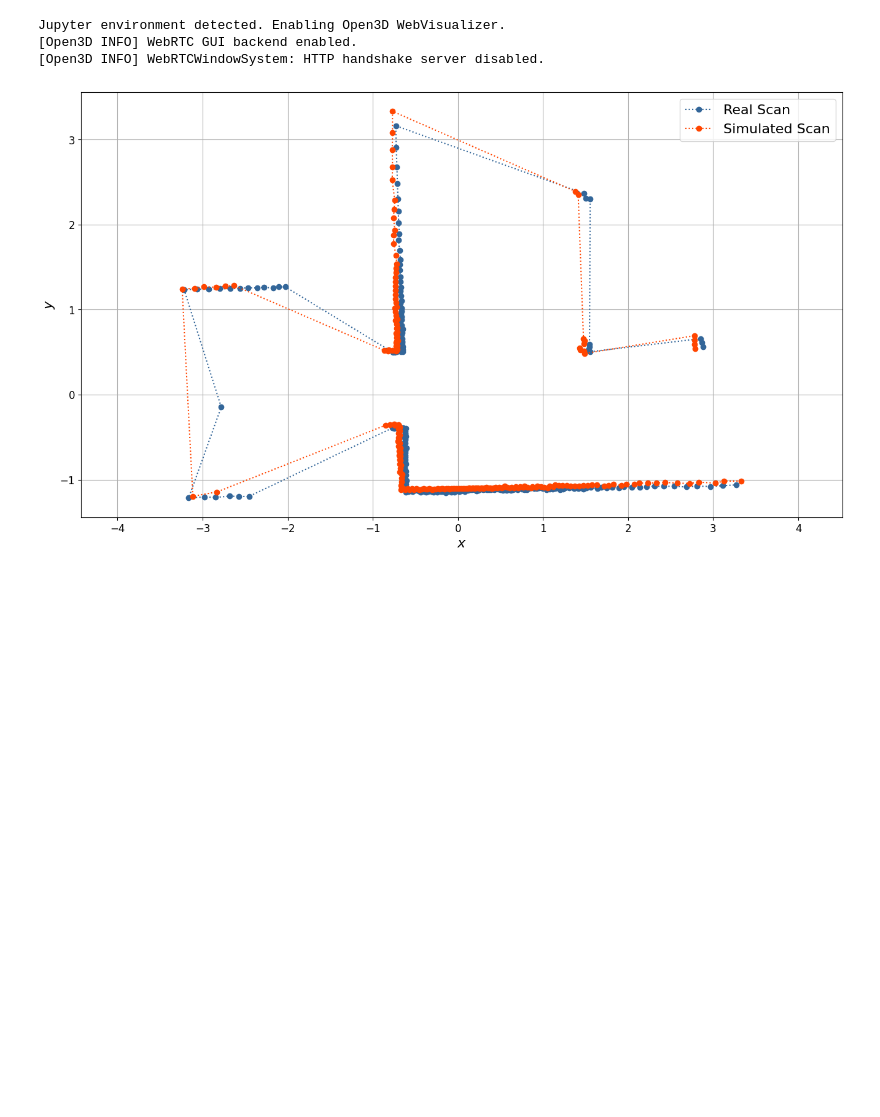
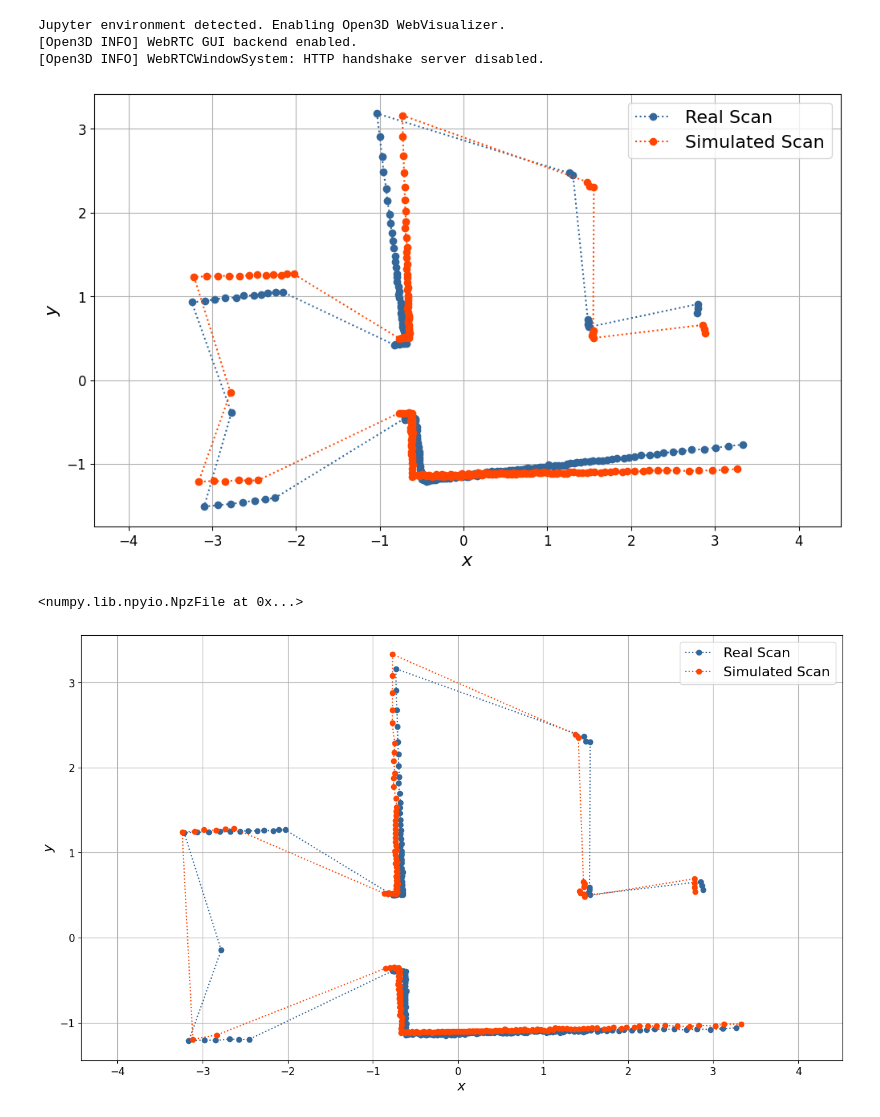
Before and after one commit to shrinivas96/icp_playground, a Jupyter notebook: generate_images.ipynb, the cells around one changed output. Saved outputs shown, nothing was run; the diff lists cells and outputs as text; code cells hidden in the pictures; blank space fills up the shorter version.

```diff
--- a/generate_images.ipynb
+++ b/generate_images.ipynb
@@ -45,35 +29,28 @@ def NormalCDFInverse(p):
-# %%
-def plot_data(data_1, data_2, label_1, label_2, markersize_1=5, markersize_2=5):
-    fig = plt.figure(figsize=(16, 9))
-    ax = fig.add_subplot(111)
-    ax.axis('equal')
-    ax.set_xlabel("$x$")
-    ax.set_ylabel("$y$")
-    if data_1 is not None:
-        x_p, y_p = data_1
-        ax.plot(x_p, y_p, color='#336699', markersize=markersize_1, marker='o', linestyle=":", label=label_1)
-    if data_2 is not None:
-        x_q, y_q = data_2
-        ax.plot(x_q, y_q, color='orangered', markersize=markersize_2, marker='o', linestyle=":", label=label_2)
-    ax.legend()
-    return ax
-# %%
-def returnMetric(sum):
-    num_points = 180
-    laserRangeVaraince = 0.015933206879414907
-    normalVariance = 2*laserRangeVaraince
-    muHalfNormal = np.sqrt(2 * normalVariance / np.pi)
-    varianceHalfNormal = normalVariance * (1 - (2/np.pi))
-    metric = (sum - (muHalfNormal*num_points)) / np.sqrt(varianceHalfNormal*num_points)
-
-    return metric
-
-def returnFinites(array):
-    arr_isfinite = np.all(np.isfinite(array), axis=1)
-    return array[arr_isfinite, :]
 # %%
 # change references to this everywhere
 # saveFile = 'data/points_from_sim_ranges_inf.npz'
+# %%
+saveFile = "data_add/points_diff_scans_infV.npz"
+diff_points_from_ranges = np.load(saveFile)
+dspoints_p1_4x1 = returnFinites(diff_points_from_ranges['points_p1'])
+dspoints_p2_4x1 = returnFinites(diff_points_from_ranges['points_p2'])
+
+true_data = dspoints_p1_4x1[:, 0:2].T
+moved_data = dspoints_p2_4x1[:, 0:2].T
+
+ax = plot_data(true_data, moved_data,
+               label_1='Real Scan', label_2='Simulated Scan',
+               markersize_1=6, markersize_2=6)
+
+plt.grid(True)
+plt.legend()
+plt.show()
+# %% [output]
+[figure, added]
+# %%
+diff_points_from_ranges
+# %% [output]
+<numpy.lib.npyio.NpzFile at 0x...>
 # %%
 readFile = "data_add/logRealSimScanComparision.dat"
 saveFile = 'writing_data/pointsRealSimScanComp.npz'
```
Also changed, not shown: parts of 3 cells of this notebook, 36 other files.
